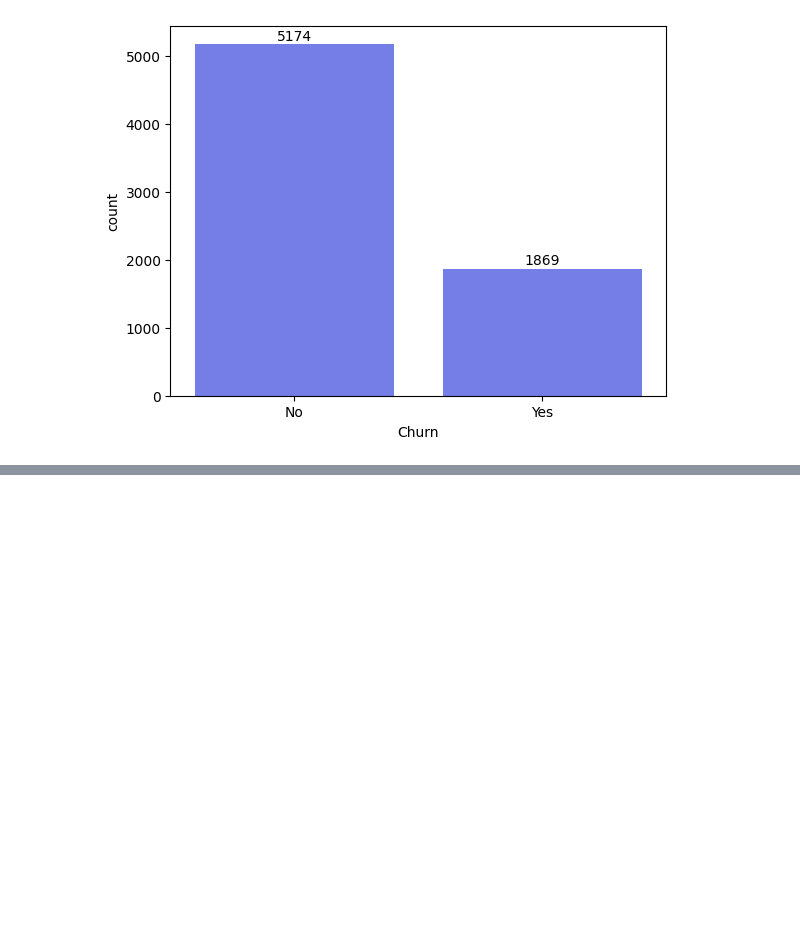
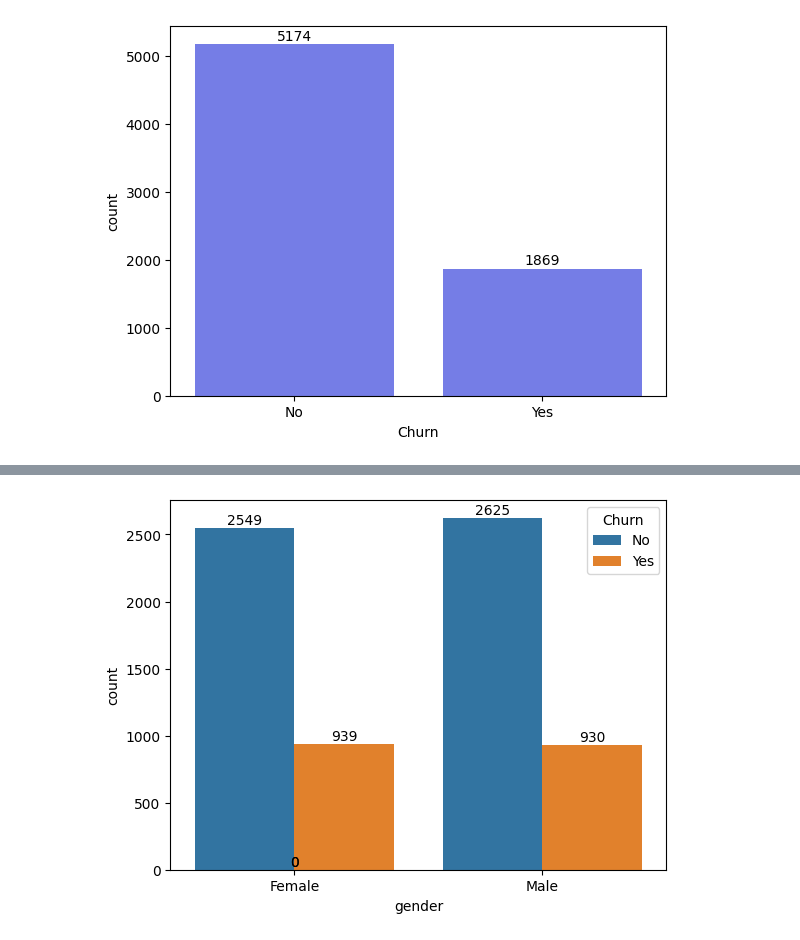
Before and after one commit to jahidhasan-dev/ML-in-python, a Jupyter notebook: class 07/class-07-practice.ipynb, the cells around one changed output, grey strips where cells are left out. Drawn from its saved outputs; the diff is of its cells as text; code cells hidden in the pictures; blank space fills up the shorter version.

```diff
--- a/class 07/class-07-practice.ipynb
+++ b/class 07/class-07-practice.ipynb
@@ -142,0 +146,11 @@ plt.show()
+# %%
+sns.countplot(x=df['gender'], hue='Churn',data=df)
+
+for p in plt.gca().patches:
+    plt.text(p.get_x() + p.get_width() / 2,
+             p.get_height() + 30,
+             int(p.get_height()),
+             ha='center')
+plt.show()
+# %% [output]
+[figure, added]
```
Also changed, not shown: parts of 44 cells of this notebook, 1 other file.
